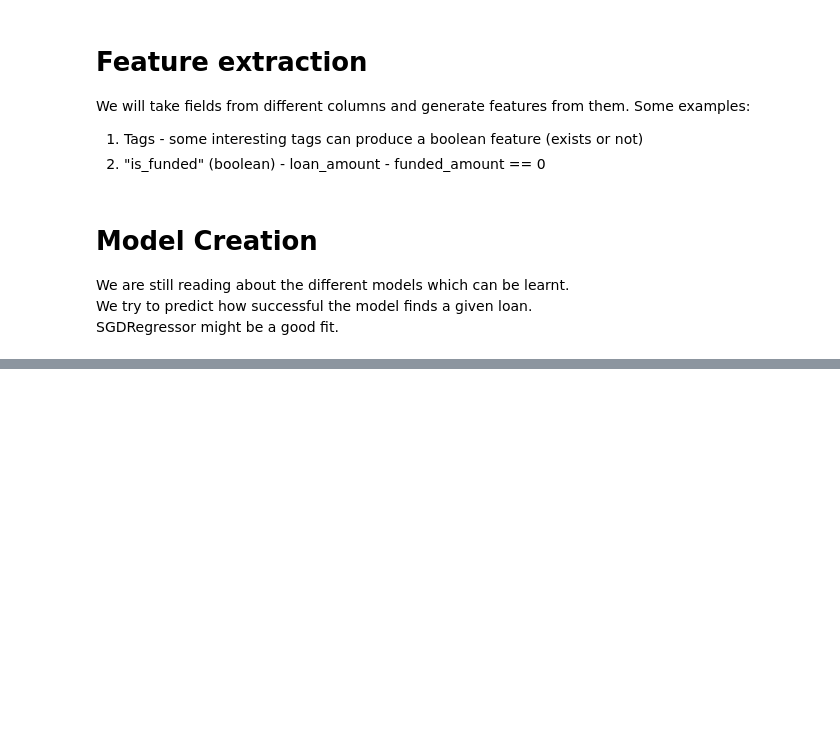
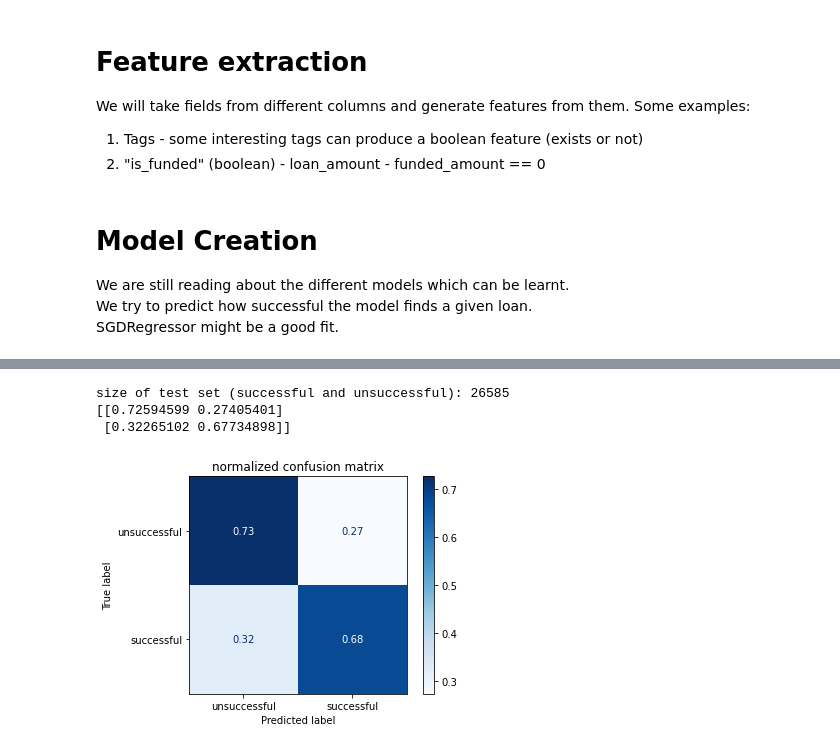
Before and after one commit to talgithub10/kiva, a Jupyter notebook: kiva.ipynb, the cells around one changed output, grey strips where cells are left out. Cells and saved outputs as stored; diff of their text form; code cells hidden in the pictures; blank space fills up the shorter version.

```diff
--- a/kiva.ipynb
+++ b/kiva.ipynb
@@ -319,0 +362,7 @@ SGDRegressor might be a good fit.
+# %%
+# randomize sudf since we will not be taking all the data
+# randomize undf to avoid biases in training/test sets
+sudf = sudf.sample(frac=1).reset_index(drop=True)
+undf = undf.sample(frac=1).reset_index(drop=True)
+print(f'length of total successful loans: {len(sudf)}')
+print(f'length of total unsuccessful loans: {len(undf)}')
@@ -319,0 +372,9 @@ SGDRegressor might be a good fit.
+# %%
+# take only 2/3 of the data for training (based on undf size, since undf is 39,878 and sudf is 550,560)
+count = int(len(undf) * 2 / 3)
+print(f'size of training set (successful and unsuccessful): {count*2}')
+Y = []
+Y.extend(np.zeros(count)) # for unsuccessful loans - undf
+Y.extend(np.ones(count)) # for successful loans - sudf
+Y = np.array(Y)
+X = pd.concat([undf[:count], sudf[:count]], ignore_index=True)
@@ -319,0 +383,5 @@ SGDRegressor might be a good fit.
+# %%
+classifier = SGDClassifier(max_iter=1000, tol=1e-3)
+clf = make_pipeline(StandardScaler(),classifier)
+# %%
+clf.fit(X, Y)
@@ -319,0 +402,24 @@ SGDRegressor might be a good fit.
+# %%
+from sklearn.metrics import plot_confusion_matrix
+
+# predict test set - 1/3 of the undf data, or 1/2 of the training set
+end_test_set_count = int(3*count/2) + 1
+print(f'size of test set (successful and unsuccessful): {count}')
+#predict_unsuc = np.array(clf.predict(undf[count:]))
+#predict_suc = np.array(clf.predict(undf[count:end_test_set_count]))
+
+X_test = pd.concat([undf[count:], sudf[count:end_test_set_count]], ignore_index=True).reset_index(drop=True)
+#X_test = np.concatenate((predict_unsuc, predict_suc))
+y_test = np.concatenate((np.zeros(int(count/2)+1), np.ones(int(count/2)+1)))
+
+disp = plot_confusion_matrix(clf, X_test, y_test,
+                             display_labels=['unsuccessful','successful'],
+                             cmap=plt.cm.Blues,
+                             normalize='true')
+disp.ax_.set_title('normalized confusion matrix')
+print(disp.confusion_matrix)
+# %% [output]
+size of test set (successful and unsuccessful): 26585
+[[0.72594599 0.27405401]
+ [0.32265102 0.67734898]]
+[figure, added]
```
Also changed, not shown: parts of 19 cells of this notebook.
